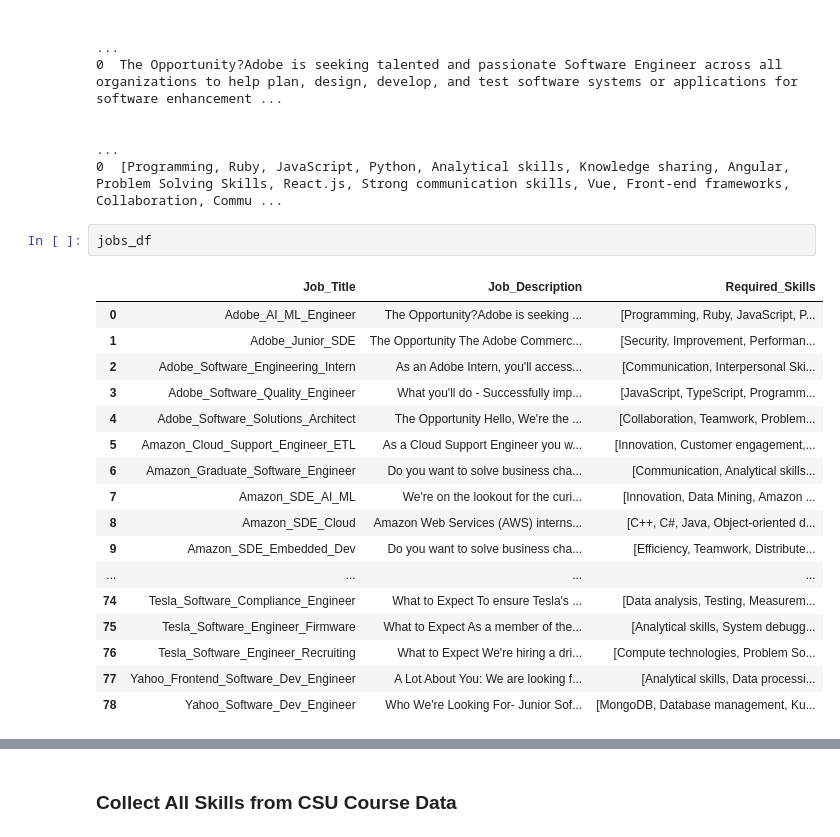
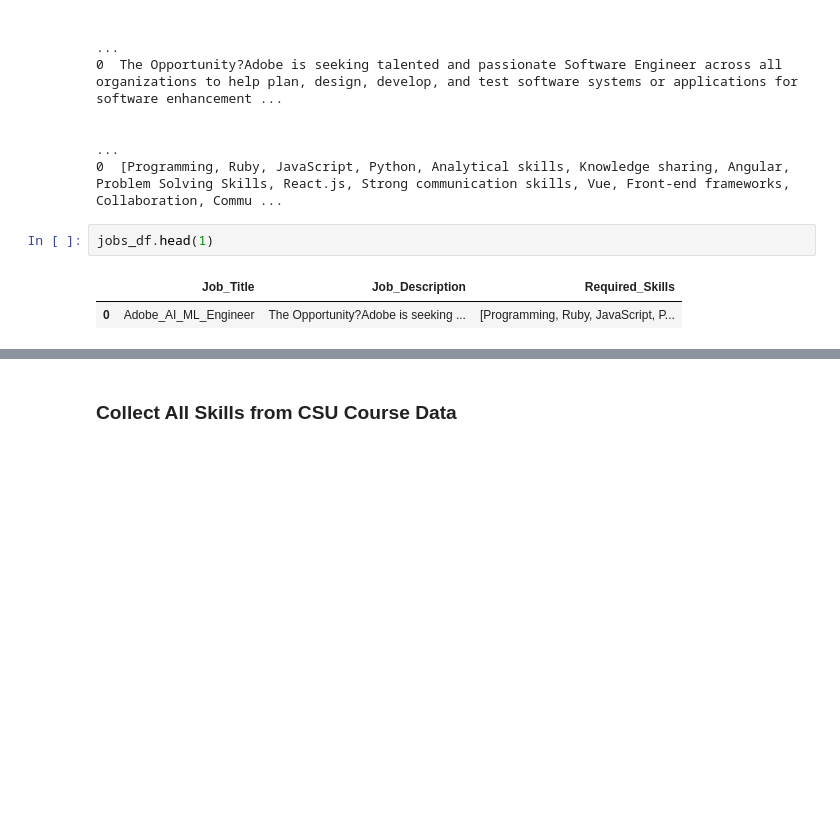
Before and after one commit to spencebl/CSU-Industry-Skills, a Jupyter notebook: dpr-model/DRP_for_gaps.ipynb, the cells around one changed output, grey strips where cells are left out. Drawn from its saved outputs; the diff is of its cells as text; blank space fills up the shorter version.

```diff
--- a/dpr-model/DRP_for_gaps.ipynb
+++ b/dpr-model/DRP_for_gaps.ipynb
@@ -117,25 +116,10 @@ print(jobs_df.head(1))
                                                                                                                                                                                                          ...
 0  [Programming, Ruby, JavaScript, Python, Analytical skills, Knowledge sharing, Angular, Problem Solving Skills, React.js, Strong communication skills, Vue, Front-end frameworks, Collaboration, Commu ...
 # %%
-jobs_df
+jobs_df.head(1)
 # %% [output]
 |  | Job_Title | Job_Description | Required_Skills |
 | 0 | Adobe_AI_ML_Engineer | The Opportunity?Adobe is seeking ... | [Programming, Ruby, JavaScript, P... |
-| 1 | Adobe_Junior_SDE | The Opportunity The Adobe Commerc... | [Security, Improvement, Performan... |
-| 2 | Adobe_Software_Engineering_Intern | As an Adobe Intern, you'll access... | [Communication, Interpersonal Ski... |
-| 3 | Adobe_Software_Quality_Engineer | What you'll do - Successfully imp... | [JavaScript, TypeScript, Programm... |
-| 4 | Adobe_Software_Solutions_Architect | The Opportunity Hello, We're the ... | [Collaboration, Teamwork, Problem... |
-| 5 | Amazon_Cloud_Support_Engineer_ETL | As a Cloud Support Engineer you w... | [Innovation, Customer engagement,... |
-| 6 | Amazon_Graduate_Software_Engineer | Do you want to solve business cha... | [Communication, Analytical skills... |
-| 7 | Amazon_SDE_AI_ML | We're on the lookout for the curi... | [Innovation, Data Mining, Amazon ... |
-| 8 | Amazon_SDE_Cloud | Amazon Web Services (AWS) interns... | [C++, C#, Java, Object-oriented d... |
-| 9 | Amazon_SDE_Embedded_Dev | Do you want to solve business cha... | [Efficiency, Teamwork, Distribute... |
-| ... | ... | ... | ... |
-| 74 | Tesla_Software_Compliance_Engineer | What to Expect To ensure Tesla's ... | [Data analysis, Testing, Measurem... |
-| 75 | Tesla_Software_Engineer_Firmware | What to Expect As a member of the... | [Analytical skills, System debugg... |
-| 76 | Tesla_Software_Engineer_Recruiting | What to Expect We're hiring a dri... | [Compute technologies, Problem So... |
-| 77 | Yahoo_Frontend_Software_Dev_Engineer | A Lot About You: We are looking f... | [Analytical skills, Data processi... |
-| 78 | Yahoo_Software_Dev_Engineer | Who We're Looking For- Junior Sof... | [MongoDB, Database management, Ku... |
 # %%
 del check_course, check_job, j_data, jobs_data, csv_reader, c_data, courses_data
 gc.collect()
```
Also changed, not shown: parts of 19 cells of this notebook.
